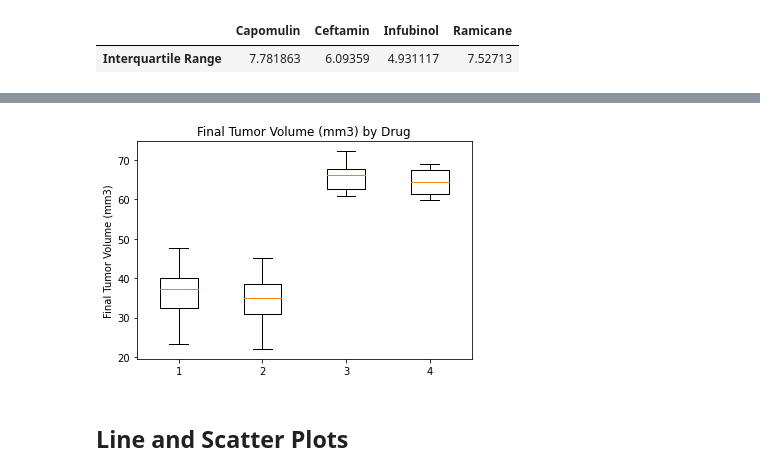
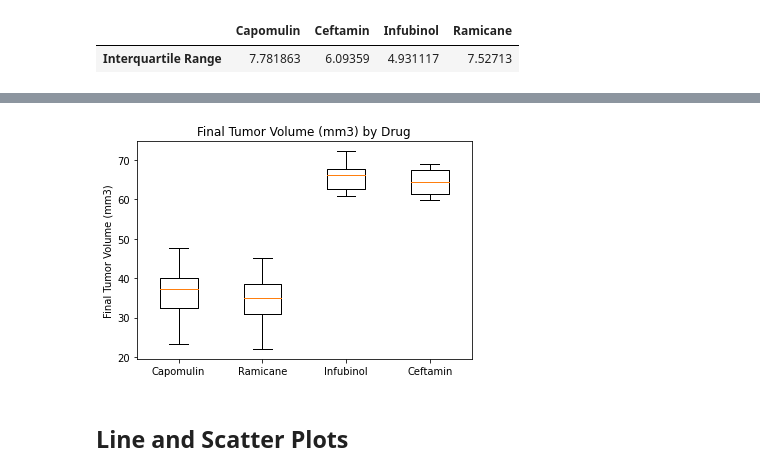
Before and after one commit to Rob397/Matplotlib--Pharma, a Jupyter notebook: pymaceuticals_starter.ipynb, the cells around one changed output, grey strips where cells are left out. Drawn from its saved outputs; the diff is of its cells as text; code cells hidden in the pictures.

```diff
--- a/pymaceuticals_starter.ipynb
+++ b/pymaceuticals_starter.ipynb
@@ -347,24 +347,24 @@ Inf
 # %%
 # Generate a box plot of the final tumor volume of each mouse across four regimens of interest
 
 # quartile.loc["Capomulin"]
 
 
 # four_reg = vertical_simple.groupby("Drug Regimen")
 # four_reg.head()
 data =[Cap_tumour['Tumor Volume (mm3)'],Rami_tumour['Tumor Volume (mm3)'],Inf_tumour['Tumor Volume (mm3)'],Cefta_tumour['Tumor Volume (mm3)']]
 # example list tumors_Cap = []
 fig1, ax1 = plt.subplots()
 ax1.set_title('Final Tumor Volume (mm3) by Drug')
 ax1.set_ylabel('Final Tumor Volume (mm3)')
 ax1.boxplot(data)
-
+plt.xticks([1, 2, 3, 4 ], ['Capomulin', 'Ramicane', 'Infubinol','Ceftamin'])
 # fig2, ax2 = plt.subplots()
 # ax2.set_title('Final Tumor Volume (mm3)')
 # ax2.boxplot(Inf_tumour["Tumor Volume (mm3)"])
 plt.show()
 # %% [output]
-[figure, old version]
+[figure, new version]
 # %% [markdown]
 ## Line and Scatter Plots
 # %%
```
